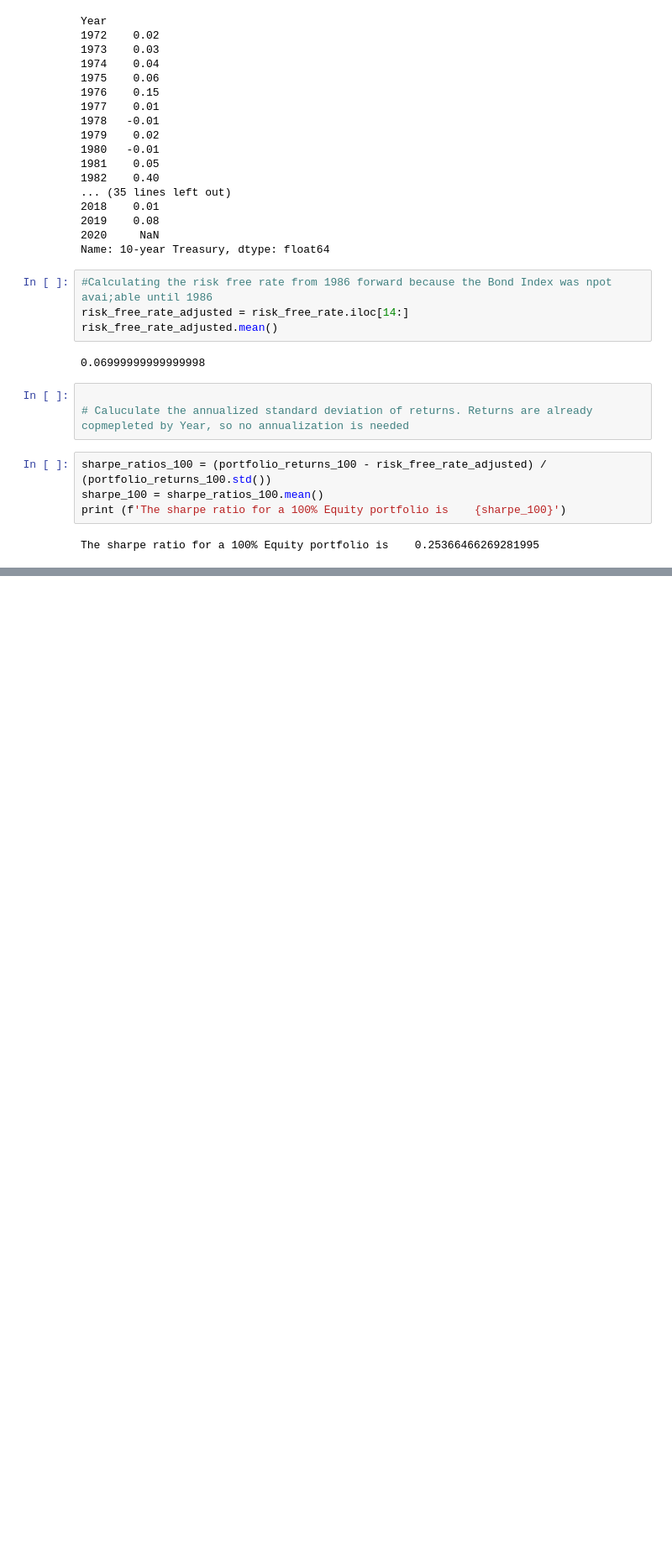
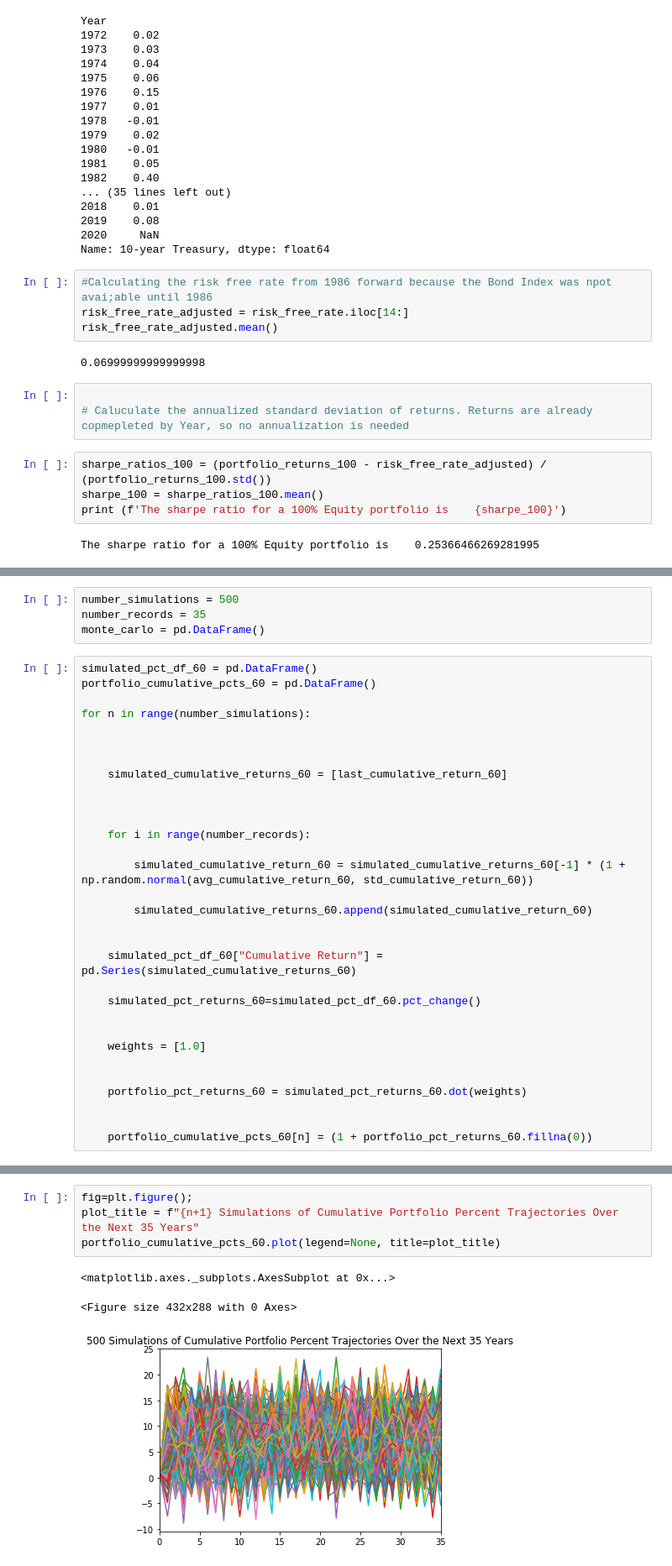
Before and after one commit to HendersonRichardK/project_1, a Jupyter notebook: Portfolio_Analysis.ipynb, the cells around one changed output, grey strips where cells are left out. Shown at 84% size. Drawn from its saved outputs; the diff is of its cells as text; blank space fills up the shorter version.

```diff
--- a/Portfolio_Analysis.ipynb
+++ b/Portfolio_Analysis.ipynb
@@ -345,0 +474,35 @@ The sharpe ratio for a 100% Equity portfolio is    0.19013980679138467
+# %%
+number_simulations = 500
+number_records = 35
+monte_carlo = pd.DataFrame()
+# %%
+simulated_pct_df_60 = pd.DataFrame()
+portfolio_cumulative_pcts_60 = pd.DataFrame()
+
+for n in range(number_simulations):
+
+
+
+    simulated_cumulative_returns_60 = [last_cumulative_return_60]
+
+
+
+    for i in range(number_records):
+
+        simulated_cumulative_return_60 = simulated_cumulative_returns_60[-1] * (1 + np.random.normal(avg_cumulative_return_60, std_cumulative_return_60))
+
+        simulated_cumulative_returns_60.append(simulated_cumulative_return_60)
+
+
+    simulated_pct_df_60["Cumulative Return"] = pd.Series(simulated_cumulative_returns_60)
+
+    simulated_pct_returns_60=simulated_pct_df_60.pct_change()
+
+
+    weights = [1.0]
+
+
+    portfolio_pct_returns_60 = simulated_pct_returns_60.dot(weights)
+
+
+    portfolio_cumulative_pcts_60[n] = (1 + portfolio_pct_returns_60.fillna(0))
@@ -345,0 +519,8 @@ The sharpe ratio for a 100% Equity portfolio is    0.19013980679138467
+# %%
+fig=plt.figure();
+plot_title = f"{n+1} Simulations of Cumulative Portfolio Percent Trajectories Over the Next 35 Years"
+portfolio_cumulative_pcts_60.plot(legend=None, title=plot_title)
+# %% [output]
+<matplotlib.axes._subplots.AxesSubplot at 0x...>
+<Figure size 432x288 with 0 Axes>
+[figure, added]
```
Also changed, not shown: parts of 16 cells of this notebook, 1 other file.
